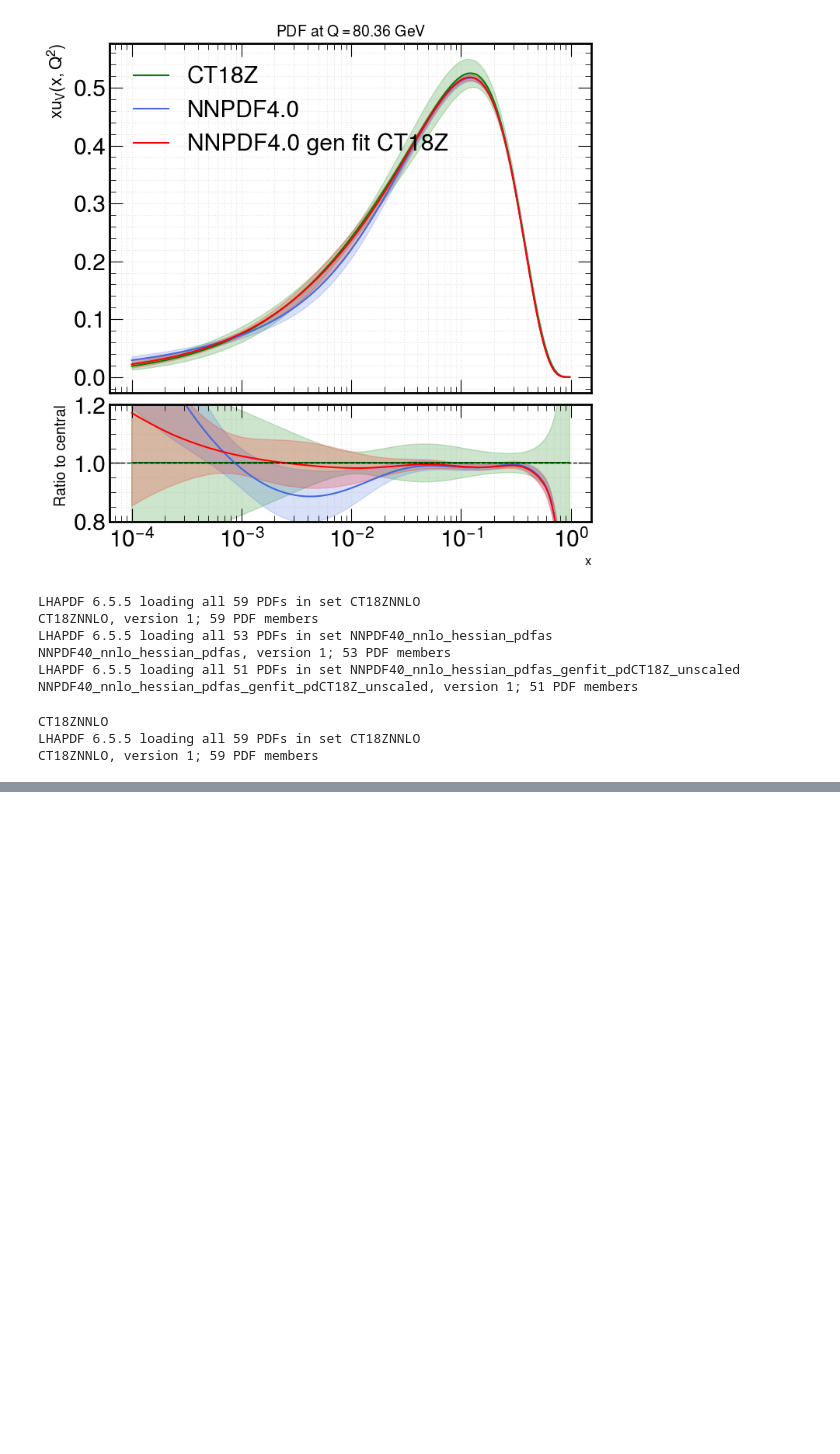
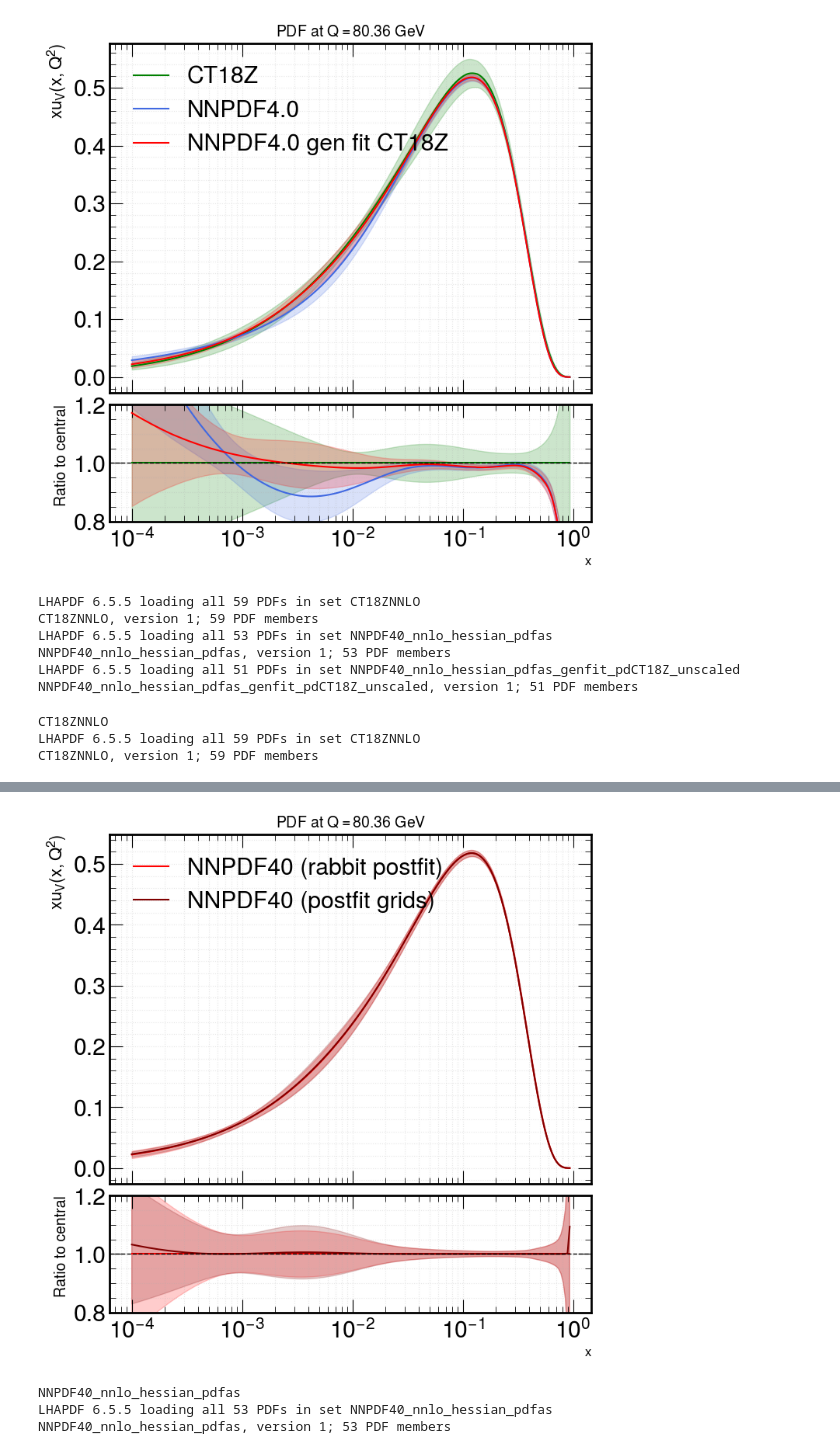
Before and after one commit to WMass/WRemnants, a Jupyter notebook: notebooks/PdfDistributionPlots.ipynb, the cells around one changed output, grey strips where cells are left out. Cells and saved outputs as stored; diff of their text form; code cells hidden in the pictures; blank space fills up the shorter version.

```diff
--- a/notebooks/PdfDistributionPlots.ipynb
+++ b/notebooks/PdfDistributionPlots.ipynb
@@ -113,0 +123,13 @@ make_pdf_plot(vals2, errors2, x_range, ["CT18ZNNLO", "NNPDF40 (prefit)", "NNPDF4
+# %%
+make_pdf_plot(vals_post, errors_post, x_range, ["NNPDF40 (rabbit postfit)", "NNPDF40 (postfit grids)"], ["red", "maroon"])
+# %% [output]
+[figure, added]
+# %%
+vals_pre, errors_pre = read_pdf_vals_and_errors(flavor, Q_scale, x_range, ["NNPDF40_nnlo_hessian_pdfas"])
+vals_temp,errs_temp = read_vals_and_errors_from_fit("/scratch/submit/cms/kdlong/CombineStudies/GenFits/ZGen_ptVgen_absYVgen_nnpdf40_pdCT18Z/NNPDF40_uv_postfit.hdf5", ["prefit"])
+vals_pre.extend(vals_temp)
+errors_pre.extend(errs_temp)
+# %% [output]
+NNPDF40_nnlo_hessian_pdfas
+LHAPDF 6.5.5 loading all 53 PDFs in set NNPDF40_nnlo_hessian_pdfas
+NNPDF40_nnlo_hessian_pdfas, version 1; 53 PDF members
```
Also changed, not shown: parts of 4 cells of this notebook, 1 other file.
